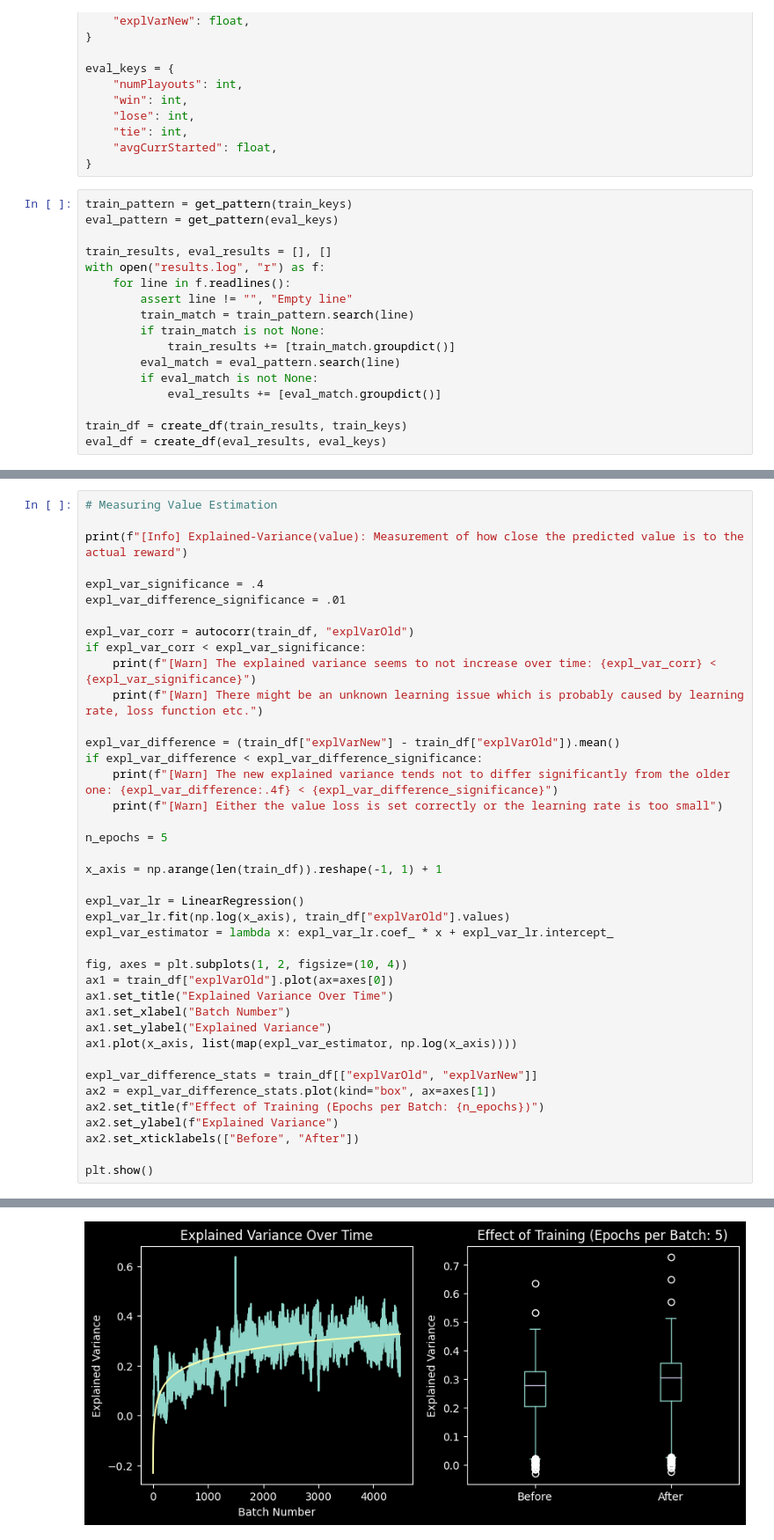
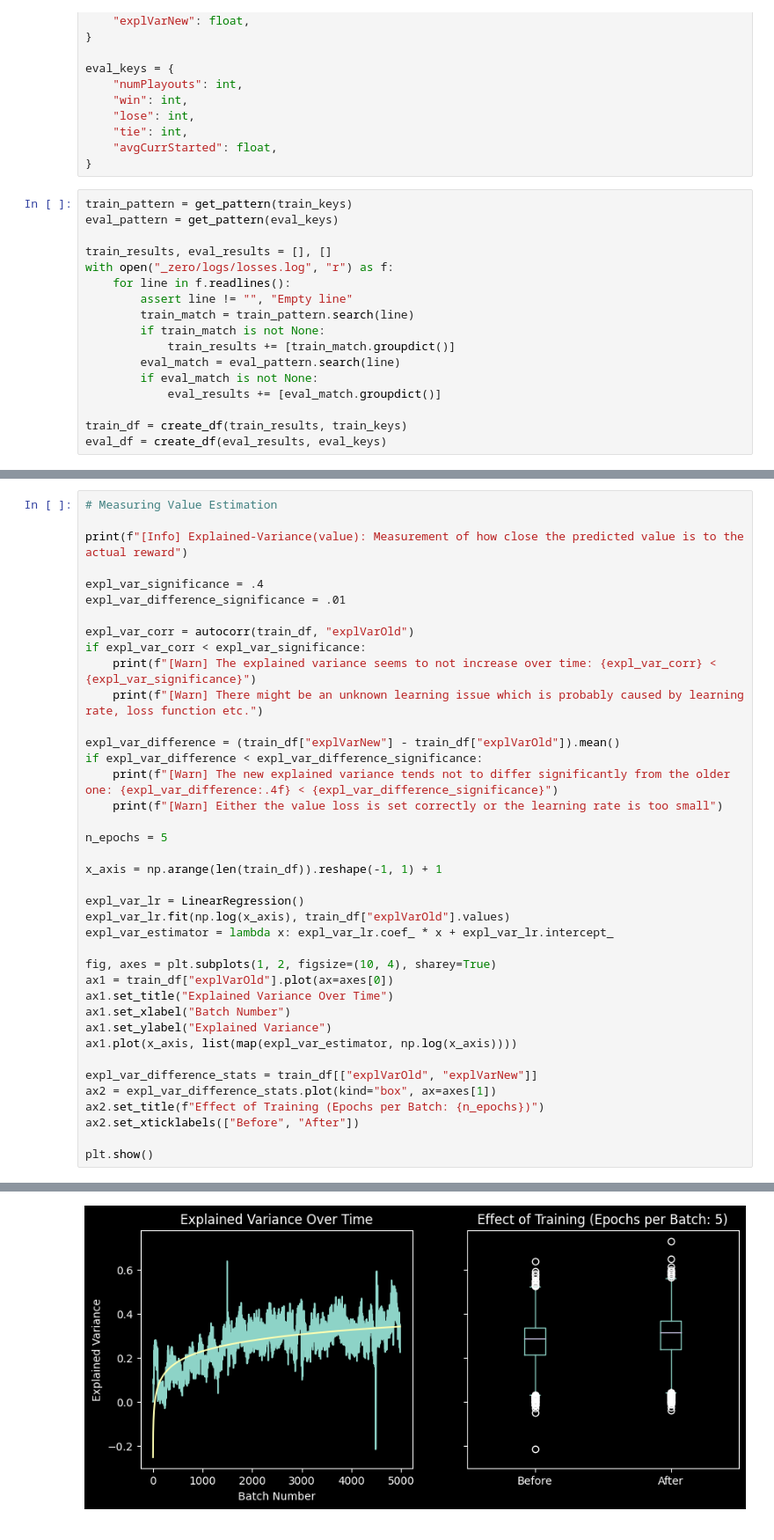
Before and after one commit to yamaceay/gomoku, a Jupyter notebook: stats.ipynb, the cells around one changed output, grey strips where cells are left out. Shown at 88% size. Cells and saved outputs as stored; diff of their text form.

```diff
--- a/stats.ipynb
+++ b/stats.ipynb
@@ -55,7 +55,7 @@ train_pattern = get_pattern(train_keys)
 eval_pattern = get_pattern(eval_keys)
 
 train_results, eval_results = [], []
-with open("results.log", "r") as f:
+with open("_zero/logs/losses.log", "r") as f:
     for line in f.readlines():
         assert line != "", "Empty line"
         train_match = train_pattern.search(line)
@@ -269,33 +277,32 @@ if expl_var_corr < expl_var_significance:
     print(f"[Warn] The explained variance seems to not increase over time: {expl_var_corr} < {expl_var_significance}")
     print(f"[Warn] There might be an unknown learning issue which is probably caused by learning rate, loss function etc.")
 
 expl_var_difference = (train_df["explVarNew"] - train_df["explVarOld"]).mean()
 if expl_var_difference < expl_var_difference_significance:
     print(f"[Warn] The new explained variance tends not to differ significantly from the older one: {expl_var_difference:.4f} < {expl_var_difference_significance}")
     print(f"[Warn] Either the value loss is set correctly or the learning rate is too small")
 
 n_epochs = 5
 
 x_axis = np.arange(len(train_df)).reshape(-1, 1) + 1
 
 expl_var_lr = LinearRegression()
 expl_var_lr.fit(np.log(x_axis), train_df["explVarOld"].values)
 expl_var_estimator = lambda x: expl_var_lr.coef_ * x + expl_var_lr.intercept_
 
-fig, axes = plt.subplots(1, 2, figsize=(10, 4))
+fig, axes = plt.subplots(1, 2, figsize=(10, 4), sharey=True)
 ax1 = train_df["explVarOld"].plot(ax=axes[0])
 ax1.set_title("Explained Variance Over Time")
 ax1.set_xlabel("Batch Number")
 ax1.set_ylabel("Explained Variance")
 ax1.plot(x_axis, list(map(expl_var_estimator, np.log(x_axis))))
 
 expl_var_difference_stats = train_df[["explVarOld", "explVarNew"]]
 ax2 = expl_var_difference_stats.plot(kind="box", ax=axes[1])
 ax2.set_title(f"Effect of Training (Epochs per Batch: {n_epochs})")
-ax2.set_ylabel(f"Explained Variance")
 ax2.set_xticklabels(["Before", "After"])
 
 plt.show()
 # %% [output]
 [Info] Explained-Variance(value): Measurement of how close the predicted value is to the actual reward
-[figure, old version]
+[figure, new version]
```
Also changed, not shown: parts of 9 cells of this notebook, 13 other files.
